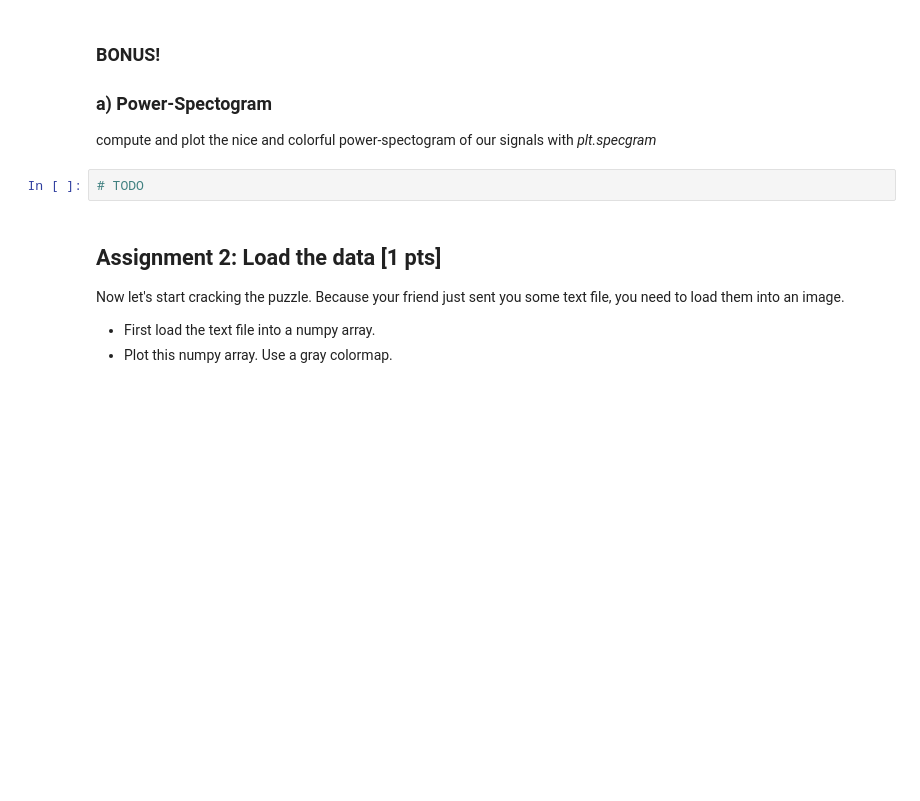
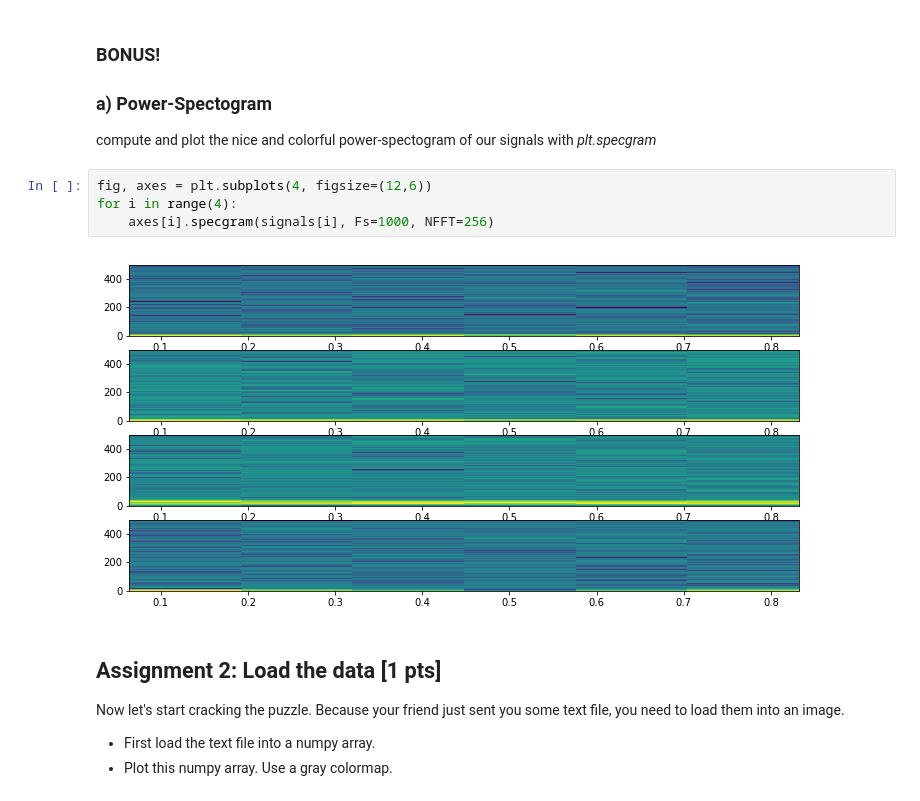
Before and after one commit to NBP-ACC/week-9-acc_7, a Jupyter notebook: sheet07.ipynb, the cells around one changed output. Saved outputs shown, nothing was run; the diff lists cells and outputs as text; blank space fills up the shorter version.

```diff
--- a/sheet07.ipynb
+++ b/sheet07.ipynb
@@ -80,8 +82,12 @@ for i in range(4):
 ### BONUS!
 ### a) Power-Spectogram
 compute and plot the nice and colorful power-spectogram of our signals with *plt.specgram*
-# %%
-# TODO
+# %%
+fig, axes = plt.subplots(4, figsize=(12,6))
+for i in range(4):
+    axes[i].specgram(signals[i], Fs=1000, NFFT=256)
+# %% [output]
+[figure, added]
 # %% [markdown]
 ## Assignment 2: Load the data [1 pts]
 Now let's start cracking the puzzle. Because your friend just sent you some text file, you need to load them into an image.
```
Also changed, not shown: parts of 2 cells of this notebook.
